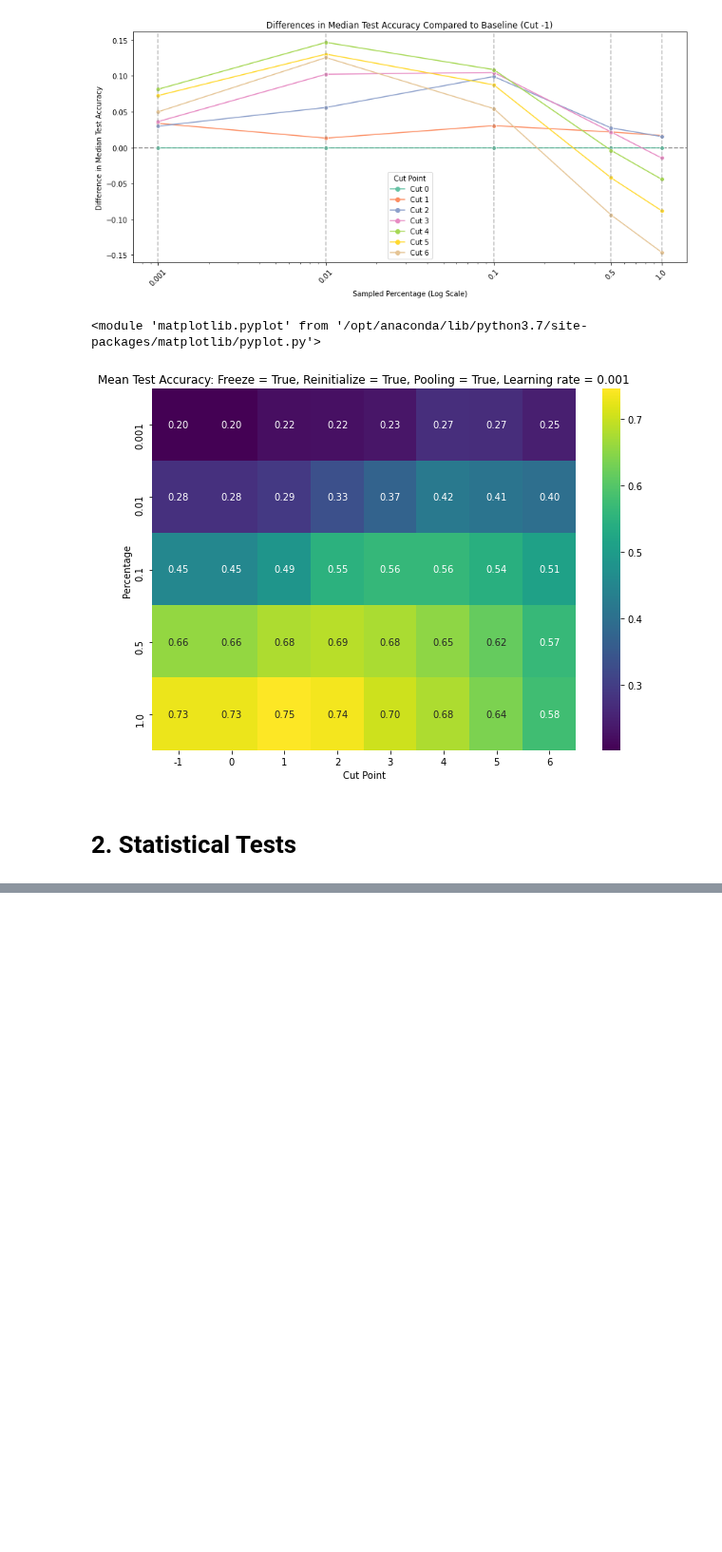
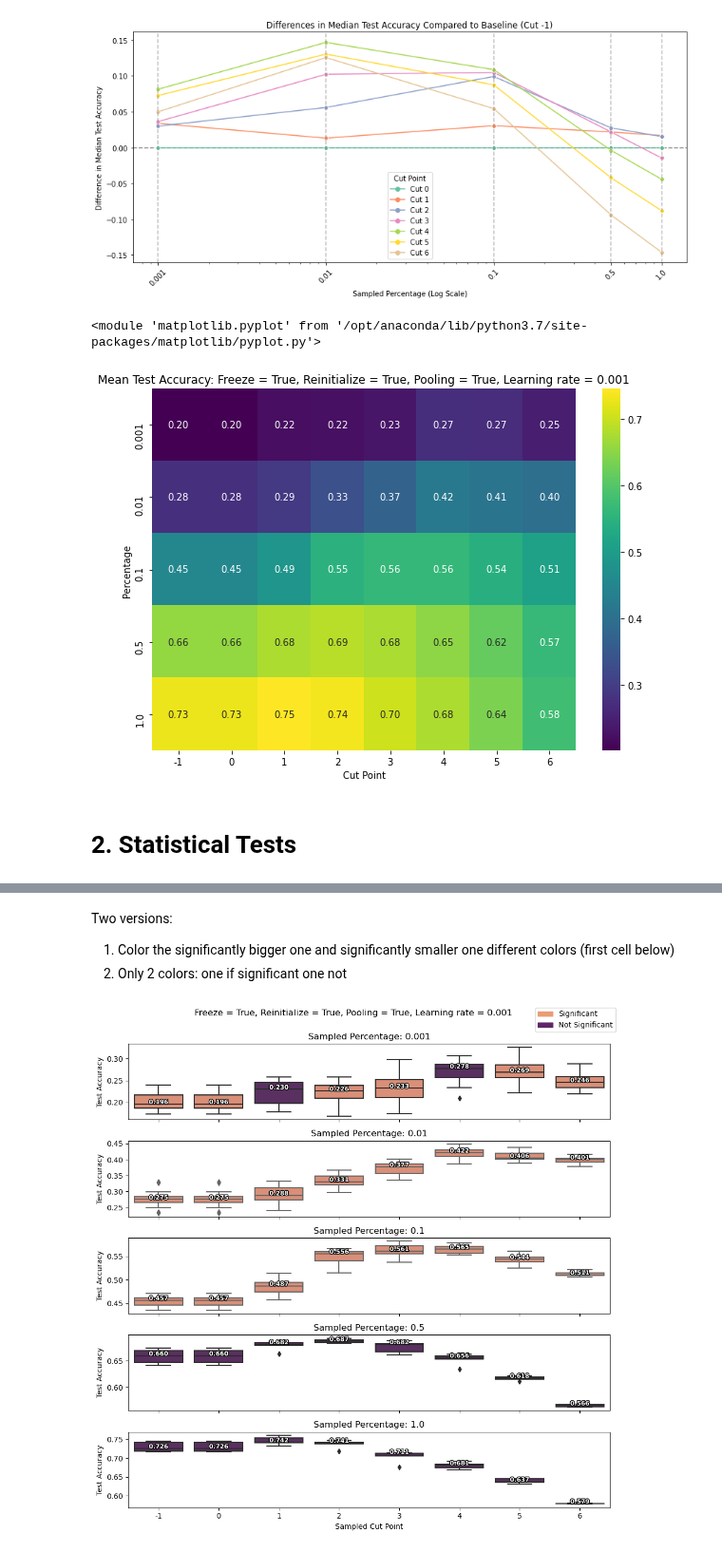
Before and after one commit to tusharmanekar/mp-tl-study, a Jupyter notebook: CIFAR/visualizations.ipynb, the cells around one changed output, grey strips where cells are left out. Shown at 95% size. Saved outputs shown, nothing was run; the diff lists cells and outputs as text; code cells hidden in the pictures; blank space fills up the shorter version.

Commit message:
plotting pairwise comparison between 2 different box plots

```diff
--- a/CIFAR/visualizations.ipynb
+++ b/CIFAR/visualizations.ipynb
@@ -128,0 +136,50 @@ from scipy.stats import wilcoxon
+# %% [markdown]
+Two versions:
+1. Color the significantly bigger one and significantly smaller one different colors (first cell below)
+2. Only 2 colors: one if significant one not
+# %%
+# create df_rankings_empirical and df_rankings_truncated, where if one is significantly different from each other we compare the mean_test_acc of both, and the one which is bigger is ranked 1, the lower is rank 3, and if they are not significantly different they ar eboth rank 2
+
+df_rankings_empirical = stats_empirical.copy()
+df_rankings_truncated = stats_truncated.copy()
+
+# in a for loop, compare the is_significant of two dataframes
+for i in range(len(df_wilcoxon_pairwise)):
+    if df_wilcoxon_pairwise.iloc[i]['is_significant']:
+        if stats_empirical.iloc[i]['Mean Test Accuracy'] > stats_truncated.iloc[i]['Mean Test Accuracy']:
+            df_rankings_empirical.loc[i, 'Mean Test Accuracy'] = 1
+            df_rankings_truncated.loc[i, 'Mean Test Accuracy'] = 3
+        else:
+            df_rankings_empirical.loc[i, 'Mean Test Accuracy'] = 3
+            df_rankings_truncated.loc[i, 'Mean Test Accuracy'] = 1
+    else:
+        df_rankings_empirical.loc[i, 'Mean Test Accuracy'] = 2
+        df_rankings_truncated.loc[i, 'Mean Test Accuracy'] = 2
+
+df_rankings_empirical['Mean Test Accuracy'] = df_rankings_empirical['Mean Test Accuracy'].astype(int)
+df_rankings_truncated['Mean Test Accuracy'] = df_rankings_truncated['Mean Test Accuracy'].astype(int)
+# %%
+# create df_rankings_empirical and df_rankings_truncated, where if one is significantly different from each other we compare the mean_test_acc of both, and the one which is bigger is ranked 1, the lower is rank 3, and if they are not significantly different they ar eboth rank 2
+
+df_rankings_empirical = stats_empirical.copy()
+df_rankings_truncated = stats_truncated.copy()
+
+# in a for loop, compare the is_significant of two dataframes
+for i in range(len(df_wilcoxon_pairwise)):
+    if df_wilcoxon_pairwise.iloc[i]['is_significant']:
+        df_rankings_empirical.loc[i, 'Mean Test Accuracy'] = 10
+        df_rankings_truncated.loc[i, 'Mean Test Accuracy'] = 10
+    else:
+        df_rankings_empirical.loc[i, 'Mean Test Accuracy'] = 1
+        df_rankings_truncated.loc[i, 'Mean Test Accuracy'] = 1
+
+df_rankings_empirical['Mean Test Accuracy'] = df_rankings_empirical['Mean Test Accuracy'].astype(int)
+df_rankings_truncated['Mean Test Accuracy'] = df_rankings_truncated['Mean Test Accuracy'].astype(int)
+# %%
+# rename the Mean Test Accuracy column of df_rankings_truncated into rank
+df_rankings_truncated.rename(columns={'Mean Test Accuracy': 'rank'}, inplace=True)
+df_rankings_empirical.rename(columns={'Mean Test Accuracy': 'rank'}, inplace=True)
+# %%
+ranks_sorted = box_plot_percentages_experiments(df=df_empirical, rank_df=df_rankings_empirical, pairwise=True, color_palette="flare", add_baseline=False, color_ranks=True, params=params)
+# %% [output]
+[figure, added]
```
Also changed, not shown: parts of 9 cells of this notebook, 2 other files.
